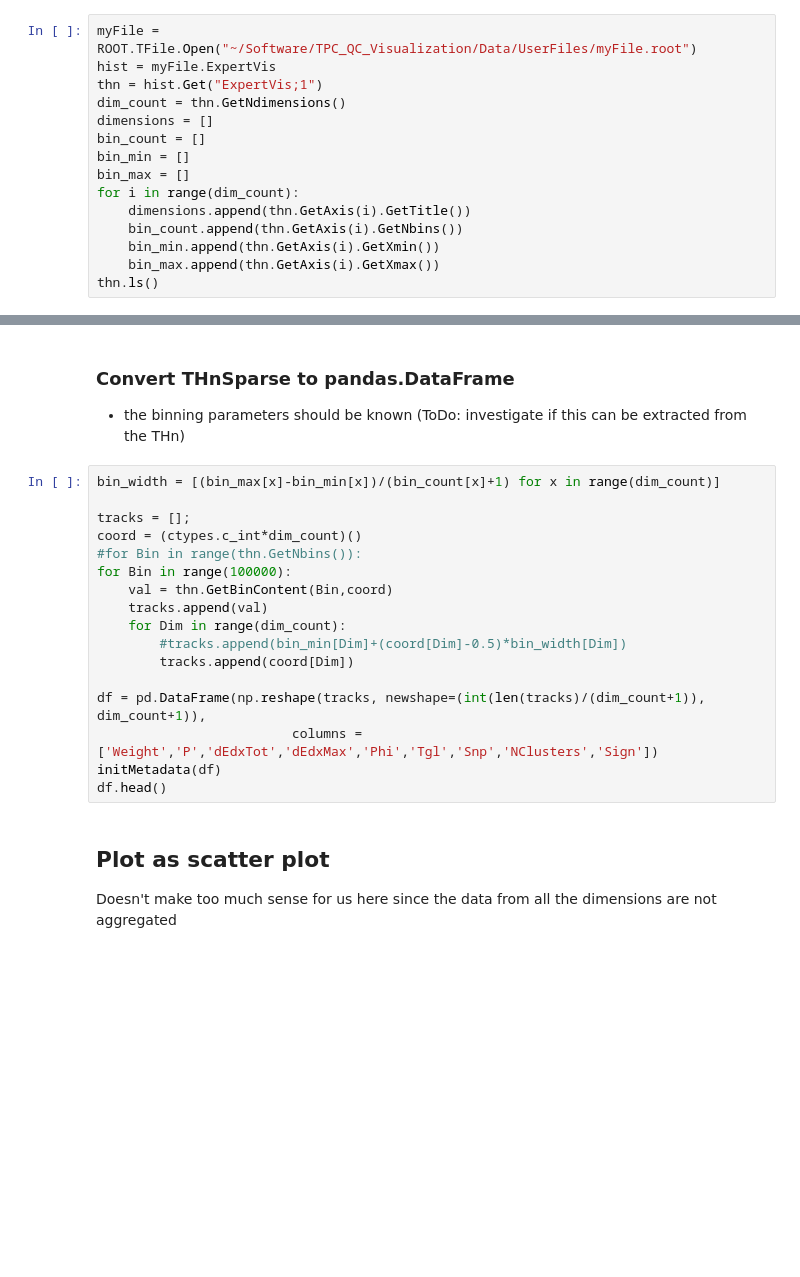
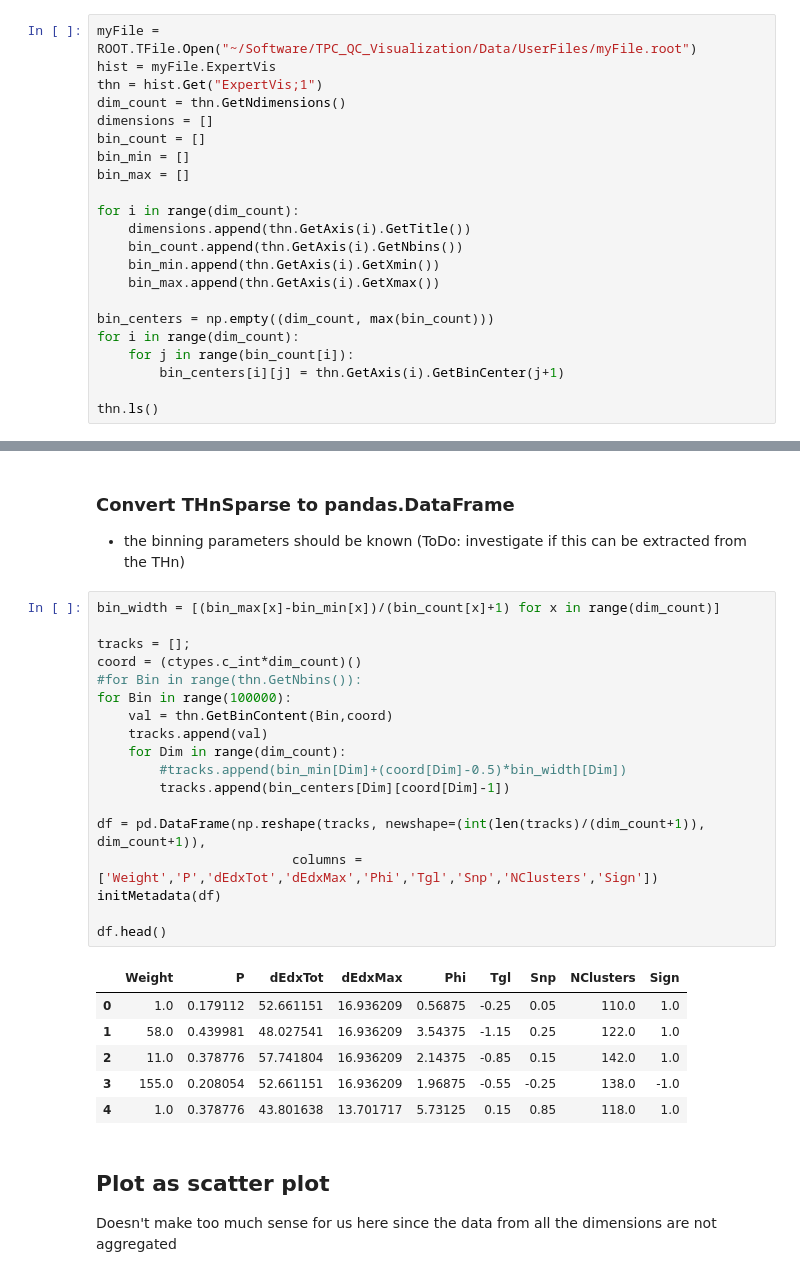
Before and after one commit to bulukutlu/TPCQCVis, a Jupyter notebook: TPC_QC_Visualization/Dashboards/showTHnWithRI.ipynb, the cells around one changed output, grey strips where cells are left out. Cells and saved outputs as stored; diff of their text form; blank space fills up the shorter version.

```diff
--- a/TPC_QC_Visualization/Dashboards/showTHnWithRI.ipynb
+++ b/TPC_QC_Visualization/Dashboards/showTHnWithRI.ipynb
@@ -30,9 +38,16 @@ dimensions = []
 bin_count = []
 bin_min = []
 bin_max = []
+
 for i in range(dim_count):
     dimensions.append(thn.GetAxis(i).GetTitle())
     bin_count.append(thn.GetAxis(i).GetNbins())
     bin_min.append(thn.GetAxis(i).GetXmin())
     bin_max.append(thn.GetAxis(i).GetXmax())
+
+bin_centers = np.empty((dim_count, max(bin_count)))
+for i in range(dim_count):
+    for j in range(bin_count[i]):
+        bin_centers[i][j] = thn.GetAxis(i).GetBinCenter(j+1)
+
 thn.ls()
@@ -42,20 +59,28 @@ thn.ls()
 # %%
 bin_width = [(bin_max[x]-bin_min[x])/(bin_count[x]+1) for x in range(dim_count)]
 
 tracks = [];
 coord = (ctypes.c_int*dim_count)()
 #for Bin in range(thn.GetNbins()):
 for Bin in range(100000):
     val = thn.GetBinContent(Bin,coord)
     tracks.append(val)
     for Dim in range(dim_count):
         #tracks.append(bin_min[Dim]+(coord[Dim]-0.5)*bin_width[Dim])
-        tracks.append(coord[Dim])
+        tracks.append(bin_centers[Dim][coord[Dim]-1])
 
 df = pd.DataFrame(np.reshape(tracks, newshape=(int(len(tracks)/(dim_count+1)), dim_count+1)),
                          columns = ['Weight','P','dEdxTot','dEdxMax','Phi','Tgl','Snp','NClusters','Sign'])
 initMetadata(df)
+
 df.head()
+# %% [output]
+|  | Weight | P | dEdxTot | dEdxMax | Phi | Tgl | Snp | NClusters | Sign |
+| 0 | 1.0 | 0.179112 | 52.661151 | 16.936209 | 0.56875 | -0.25 | 0.05 | 110.0 | 1.0 |
+| 1 | 58.0 | 0.439981 | 48.027541 | 16.936209 | 3.54375 | -1.15 | 0.25 | 122.0 | 1.0 |
+| 2 | 11.0 | 0.378776 | 57.741804 | 16.936209 | 2.14375 | -0.85 | 0.15 | 142.0 | 1.0 |
+| 3 | 155.0 | 0.208054 | 52.661151 | 16.936209 | 1.96875 | -0.55 | -0.25 | 138.0 | -1.0 |
+| 4 | 1.0 | 0.378776 | 43.801638 | 13.701717 | 5.73125 | 0.15 | 0.85 | 118.0 | 1.0 |
 # %% [markdown]
 ## Plot as scatter plot
 Doesn't make too much sense for us here since the data from all the dimensions are not aggregated
```
Also changed, not shown: parts of 4 cells of this notebook, 5 other files.
